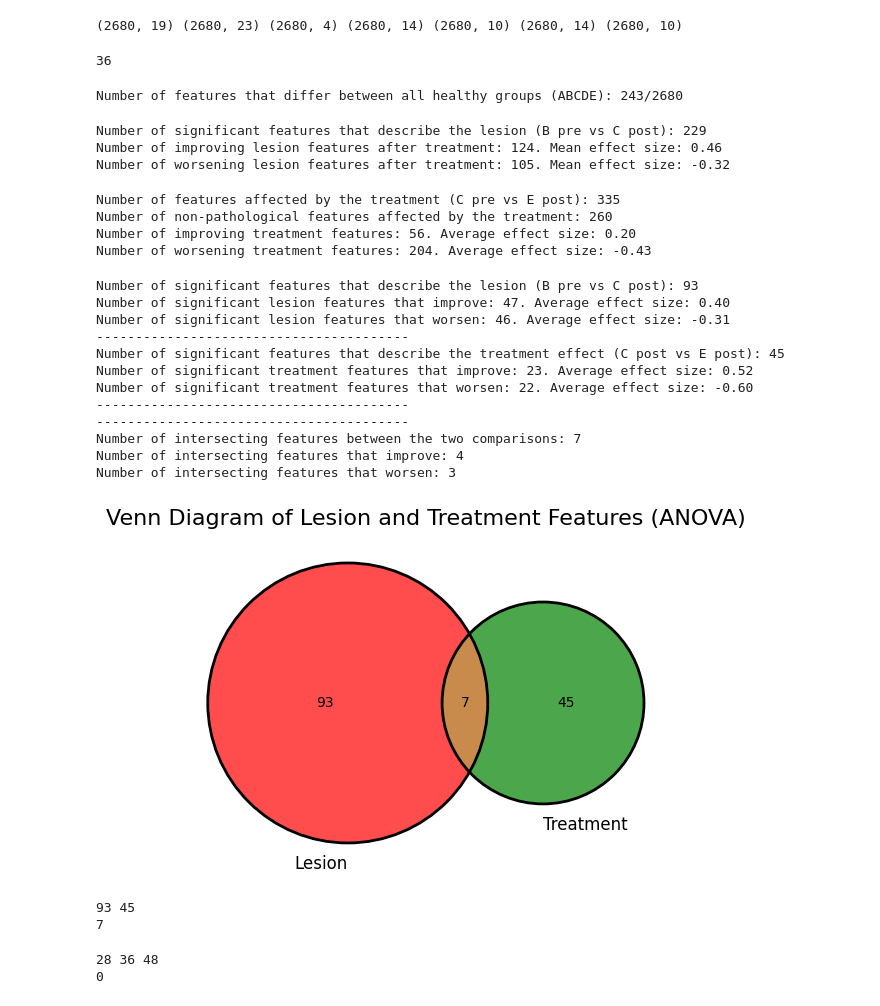
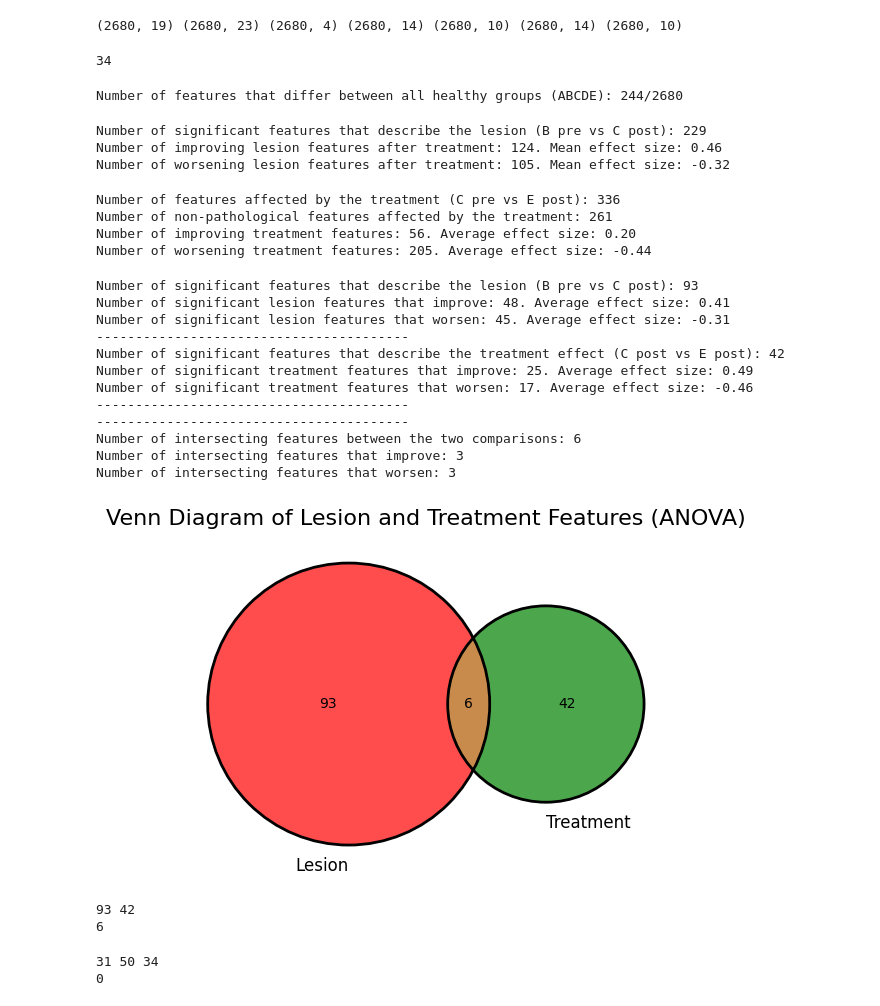
Before and after one commit to SimpingOjou/MScThesis, a Jupyter notebook: Pain_final.ipynb, the cells around one changed output. Drawn from its saved outputs; the diff is of its cells as text; code cells hidden in the pictures.

Commit message:
Inserted new plots and fixed issue in during data

```diff
--- a/Pain_final.ipynb
+++ b/Pain_final.ipynb
@@ -278,6 +278,11 @@ forelimb_features_df = pd.read_csv(FORELIMB_MEANS_FILE)
 # filter number of runs and number of steps
 hindlimb_features_df = hindlimb_features_df[hindlimb_features_df.columns[~hindlimb_features_df.columns.str.contains('(#)|steps std')]]
 forelimb_features_df = forelimb_features_df[forelimb_features_df.columns[~forelimb_features_df.columns.str.contains('(#)|steps std')]]
+
+# Angular during columns should be set to degrees from radiants
+angular_during_cols = hindlimb_features_df.columns[hindlimb_features_df.columns.str.contains('(°)')]
+angular_during_cols = angular_during_cols[angular_during_cols.str.contains('during')]
+hindlimb_features_df[angular_during_cols] = hindlimb_features_df[angular_during_cols].apply(np.degrees)
 
 # Container for all feature subsets
 feature_subsets = {
@@ -547,7 +732,7 @@ def plot_features_list_across_groups(feature_list, feature_subsets, limb='hindli
 c_e_healthy_sig = set(all_healthy_anova_result[all_healthy_anova_result['Significance Healthy Left C vs Healthy Left E'] != 'n.s.']['Feature'])
 print(len(c_e_healthy_sig))
 # %% [output]
-36
+34
 # %%
 print(f"Number of features that differ between all healthy groups (ABCDE): {len(all_healthy_anova_result[all_healthy_anova_result['Global significance'] != 'n.s.'])}/{len(all_healthy_anova_result)}")
 
@@ -575,7 +760,7 @@ different_healthy_features_fig.update_layout(
 different_healthy_features_fig.write_image("healthy_mice_differences.svg")
 different_healthy_features_fig.show()
 # %% [output]
-Number of features that differ between all healthy groups (ABCDE): 243/2680
+Number of features that differ between all healthy groups (ABCDE): 244/2680
 # %%
 ### lesion effect (B pre vs C post)
 lesion_effect_df = treatment_on_lesion_df[treatment_on_lesion_df['Significance'] != 'n.s.']
@@ -658,10 +843,10 @@ treatment_fig.update_layout(
 treatment_fig.write_image(os.path.join('./', 'treatment_feature_distribution.svg'))
 treatment_fig.show()
 # %% [output]
-Number of features affected by the treatment (C pre vs E post): 335
-Number of non-pathological features affected by the treatment: 260
+Number of features affected by the treatment (C pre vs E post): 336
+Number of non-pathological features affected by the treatment: 261
 Number of improving treatment features: 56. Average effect size: 0.20
-Number of worsening treatment features: 204. Average effect size: -0.43
+Number of worsening treatment features: 205. Average effect size: -0.44
 # %%
 ### USING ANOVA PAIRWISE TEST
 lesion_anova_df = treatment_effect_df[treatment_effect_df['Significance Healthy Left B vs Sick Left C'] != 'n.s.']
@@ -735,49 +920,49 @@ lesion_fig.update_layout(
     width=600,
 )
 
-# lesion_fig.write_image(os.path.join('./', 'lesion_feature_distribution.svg'))
+lesion_fig.write_image(os.path.join('./', 'lesion_feature_distribution_multitest.svg'))
 lesion_fig.show()
 
 ## Treatment Feature Distribution pie
 labels = ("Improving Treatment Features", "Worsening Treatment Features", "Non-Lesion Features")
 sizes = (
     improving_treatment_anova_df.shape[0],
     worsening_treatment_anova_df.shape[0],
     treatment_effect_df[treatment_effect_df['Significance Healthy Left B vs Sick Left C'] == 'n.s.'].shape[0]
 )
 treatment_fig = go.Figure(
     data=[go.Pie(
         labels=labels,
         values=sizes,
         pull=[0, 0, 0.2],
         marker=dict(colors=['green', 'red', 'grey'], line=dict(color='black', width=1))
     )]
 )
 treatment_fig.update_layout(
     title_text="Treatment Feature Distribution (ANOVA)",
     title_font_size=24,
     legend_title_text="Feature Types",
     legend_title_font_size=18,
     height=400,
     width=600,
 )
 
-# treatment_fig.write_image(os.path.join('./', 'treatment_feature_distribution.svg'))
+treatment_fig.write_image(os.path.join('./', 'treatment_feature_distribution_multitest.svg'))
 treatment_fig.show()
 # %% [output]
 Number of significant features that describe the lesion (B pre vs C post): 93
-Number of significant lesion features that improve: 47. Average effect size: 0.40
-Number of significant lesion features that worsen: 46. Average effect size: -0.31
+Number of significant lesion features that improve: 48. Average effect size: 0.41
+Number of significant lesion features that worsen: 45. Average effect size: -0.31
 ----------------------------------------
-Number of significant features that describe the treatment effect (C post vs E post): 45
-Number of significant treatment features that improve: 23. Average effect size: 0.52
-Number of significant treatment features that worsen: 22. Average effect size: -0.60
+Number of significant features that describe the treatment effect (C post vs E post): 42
+Number of significant treatment features that improve: 25. Average effect size: 0.49
+Number of significant treatment features that worsen: 17. Average effect size: -0.46
 ----------------------------------------
 ----------------------------------------
-Number of intersecting features between the two comparisons: 7
-Number of intersecting features that improve: 4
+Number of intersecting features between the two comparisons: 6
+Number of intersecting features that improve: 3
 Number of intersecting features that worsen: 3
-[figure, old version]
+[figure, new version]
 # %%
 # 1. Get features significant in both comparisons
 sig_b_c = set(treatment_effect_df[treatment_effect_df['Significance Healthy Left B vs Sick Left C'] != 'n.s.']['Feature'])
@@ -795,8 +980,8 @@ worsening_both = treatment_effect_df[
     (treatment_effect_df['direction'] == 'away_from_healthy')
 ]
 # %% [output]
-93 45
-7
+93 42
+6
 # %%
 # ! Get features that are significant for all groups
 h_sig_a_b = set(all_healthy_anova_result[all_healthy_anova_result['Significance Healthy Left A vs Healthy Left B'] != 'n.s.']['Feature'])
@@ -815,7 +1000,7 @@ h_sig_all = h_sig_b_c & h_sig_c_e & h_sig_b_e
 print(len(h_sig_all))
 ## Due to this result, best way to show it is with a UMAP plot
 # %% [output]
-28 36 48
+31 50 34
 0
 # %%
 lesion_improved_feature_list = improving_lesion_anova_df
```
Also changed, not shown: parts of 5 cells of this notebook, 16 other files.
